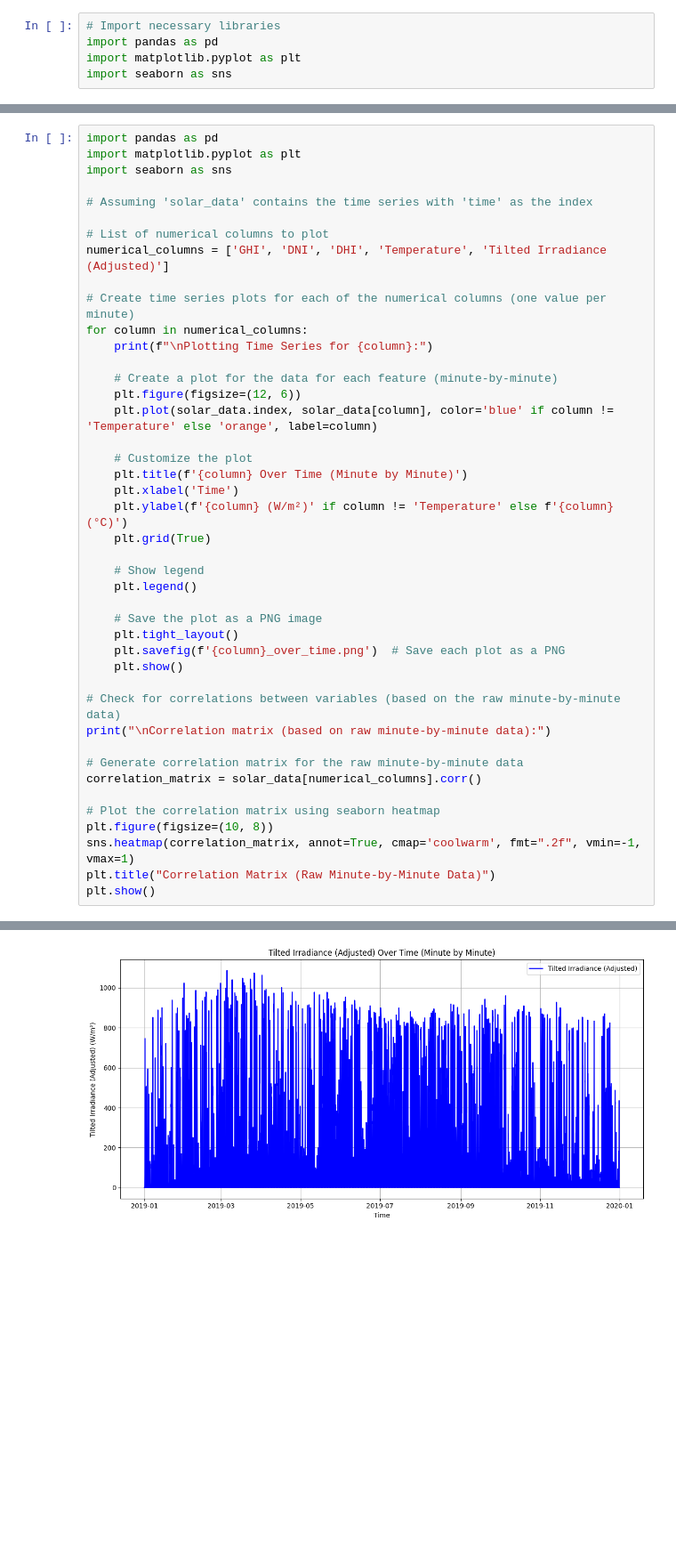
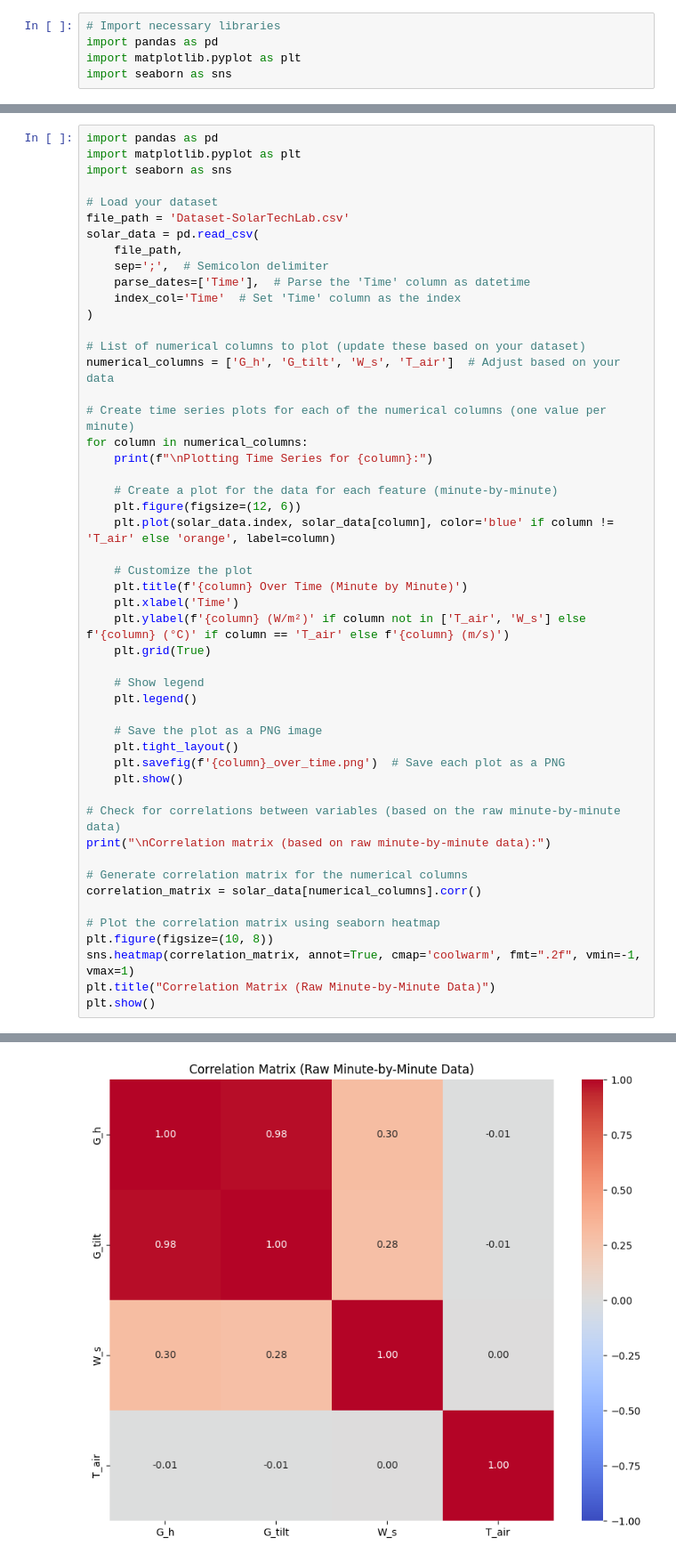
Before and after one commit to giutala/aee_2425, a Jupyter notebook: data_analysis.ipynb, the cells around one changed output, grey strips where cells are left out. Shown at 89% size. Drawn from its saved outputs; the diff is of its cells as text; blank space fills up the shorter version.

```diff
--- a/data_analysis.ipynb
+++ b/data_analysis.ipynb
@@ -93,10 +103,17 @@ import pandas as pd
 import matplotlib.pyplot as plt
 import seaborn as sns
 
-# Assuming 'solar_data' contains the time series with 'time' as the index
+# Load your dataset
+file_path = 'Dataset-SolarTechLab.csv'
+solar_data = pd.read_csv(
+    file_path,
+    sep=';',  # Semicolon delimiter
+    parse_dates=['Time'],  # Parse the 'Time' column as datetime
+    index_col='Time'  # Set 'Time' column as the index
+)
 
-# List of numerical columns to plot
-numerical_columns = ['GHI', 'DNI', 'DHI', 'Temperature', 'Tilted Irradiance (Adjusted)']
+# List of numerical columns to plot (update these based on your dataset)
+numerical_columns = ['G_h', 'G_tilt', 'W_s', 'T_air']  # Adjust based on your data
 
 # Create time series plots for each of the numerical columns (one value per minute)
 for column in numerical_columns:
@@ -104,12 +121,12 @@ for column in numerical_columns:
 
     # Create a plot for the data for each feature (minute-by-minute)
     plt.figure(figsize=(12, 6))
-    plt.plot(solar_data.index, solar_data[column], color='blue' if column != 'Temperature' else 'orange', label=column)
+    plt.plot(solar_data.index, solar_data[column], color='blue' if column != 'T_air' else 'orange', label=column)
 
     # Customize the plot
     plt.title(f'{column} Over Time (Minute by Minute)')
     plt.xlabel('Time')
-    plt.ylabel(f'{column} (W/m²)' if column != 'Temperature' else f'{column} (°C)')
+    plt.ylabel(f'{column} (W/m²)' if column not in ['T_air', 'W_s'] else f'{column} (°C)' if column == 'T_air' else f'{column} (m/s)')
     plt.grid(True)
 
     # Show legend
@@ -123,7 +140,7 @@ for column in numerical_columns:
 # Check for correlations between variables (based on the raw minute-by-minute data)
 print("\nCorrelation matrix (based on raw minute-by-minute data):")
 
-# Generate correlation matrix for the raw minute-by-minute data
+# Generate correlation matrix for the numerical columns
 correlation_matrix = solar_data[numerical_columns].corr()
 
 # Plot the correlation matrix using seaborn heatmap
@@ -144 +161 @@ Plotting Time Series for Tilted Irradiance (Adjusted):
-[figure, old version]
+[figure, new version]
```
Also changed, not shown: parts of 9 cells of this notebook, 21 other files.
